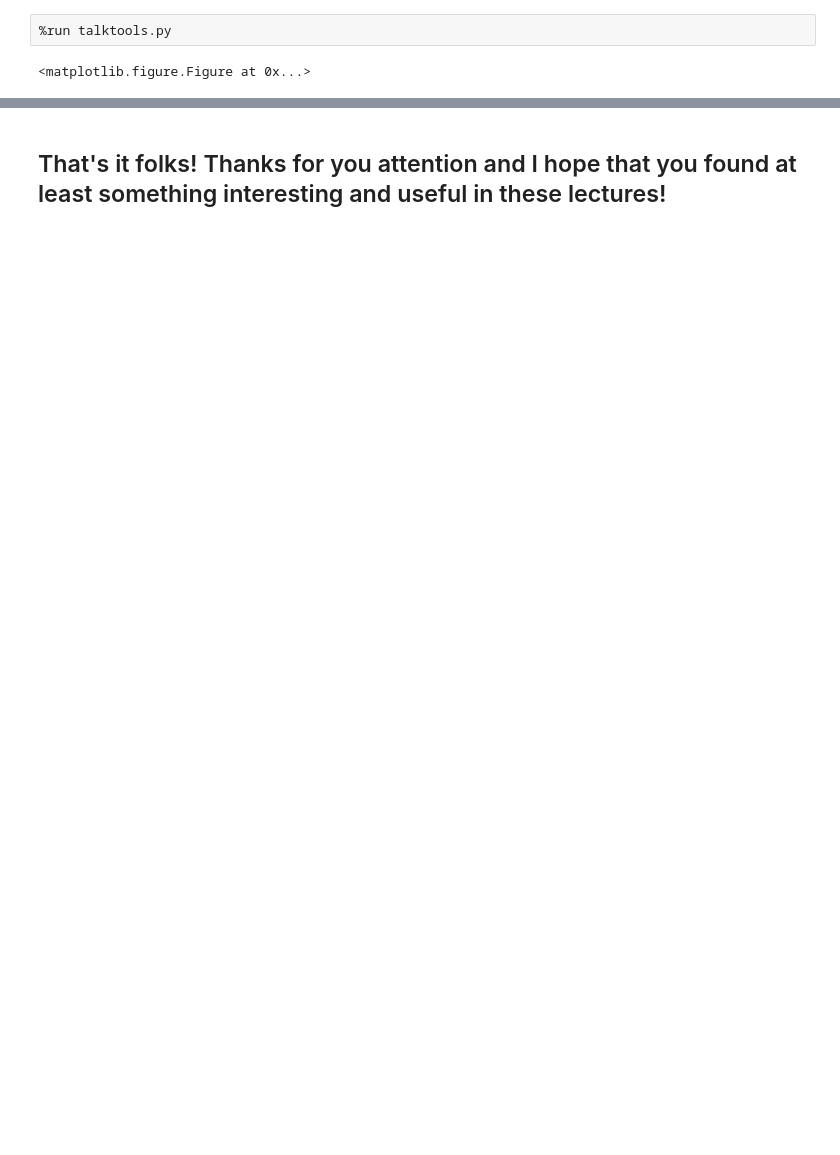
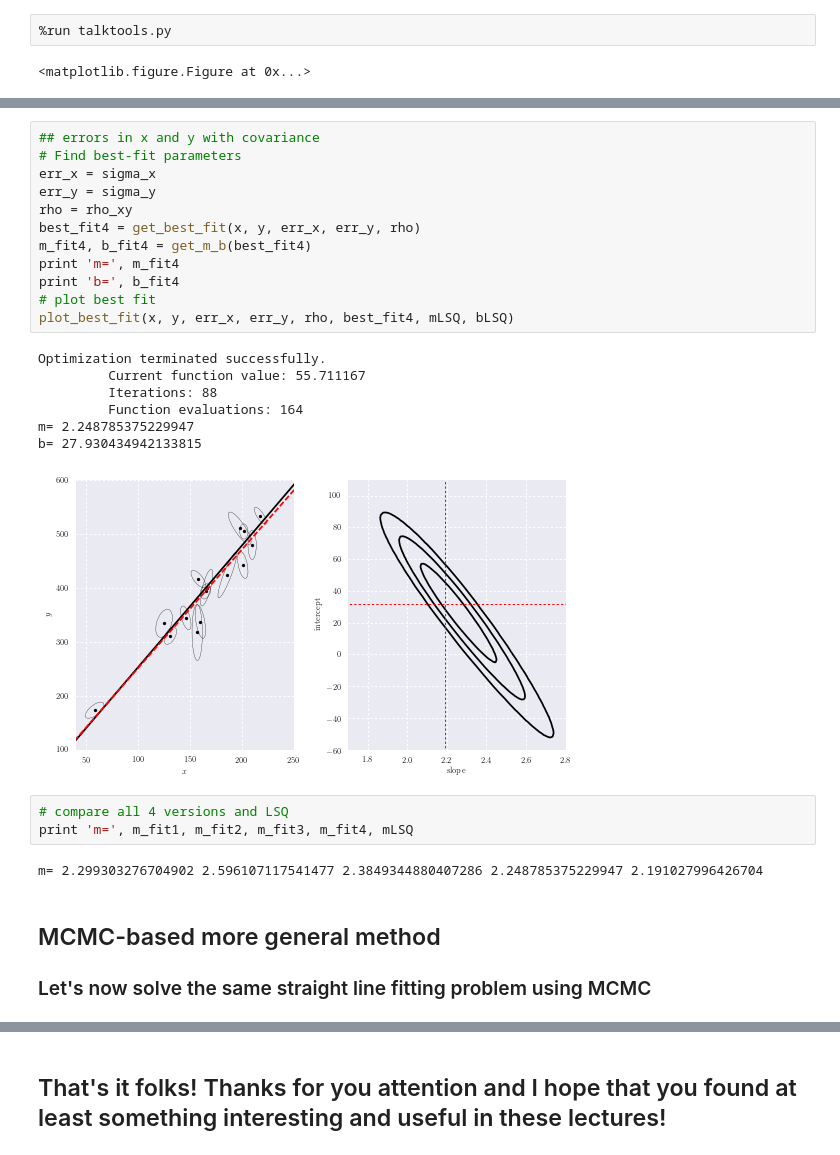
Before and after one commit to dirac-institute/SPSAS2019, a Jupyter notebook: lectures/SPSAS2019day3-2.ipynb, the cells around one changed output, grey strips where cells are left out. Drawn from its saved outputs; the diff is of its cells as text; blank space fills up the shorter version.

Commit message:
final version

```diff
--- a/lectures/SPSAS2019day3-2.ipynb
+++ b/lectures/SPSAS2019day3-2.ipynb
@@ -22,0 +210,29 @@ describes the human IQ (intelligence quotient) distribution.
+# %%
+## errors in x and y with covariance
+# Find best-fit parameters
+err_x = sigma_x
+err_y = sigma_y
+rho = rho_xy
+best_fit4 = get_best_fit(x, y, err_x, err_y, rho)
+m_fit4, b_fit4 = get_m_b(best_fit4)
+print 'm=', m_fit4
+print 'b=', b_fit4
+# plot best fit
+plot_best_fit(x, y, err_x, err_y, rho, best_fit4, mLSQ, bLSQ)
+# %% [output]
+Optimization terminated successfully.
+         Current function value: 55.711167
+         Iterations: 88
+         Function evaluations: 164
+m= 2.248785375229947
+b= 27.930434942133815
+[figure, added]
+# %%
+# compare all 4 versions and LSQ
+print 'm=', m_fit1, m_fit2, m_fit3, m_fit4, mLSQ
+# %% [output]
+m= 2.299303276704902 2.596107117541477 2.3849344880407286 2.248785375229947 2.191027996426704
+# %% [markdown]
+## MCMC-based more general method
+
+### Let's now solve the same straight line fitting problem using MCMC
```
Also changed, not shown: parts of 39 cells of this notebook, 2 other files.
